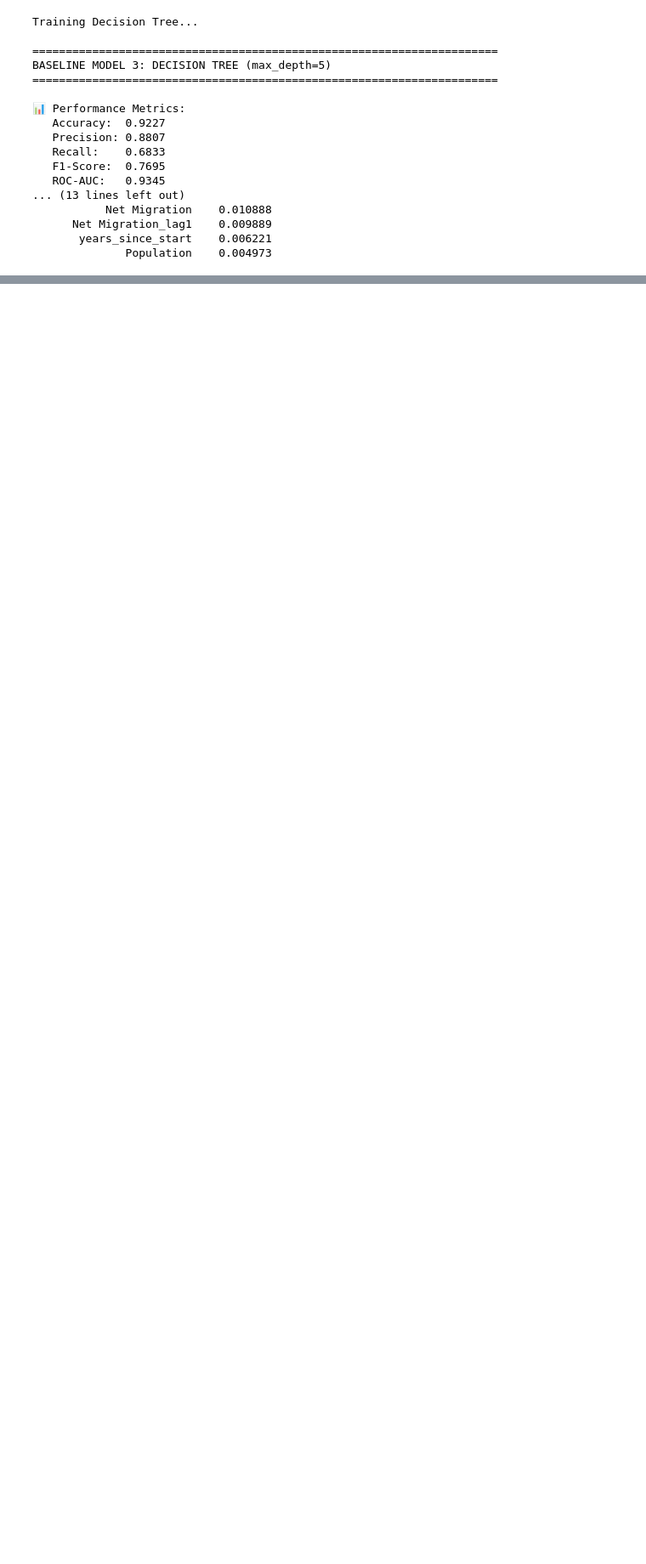
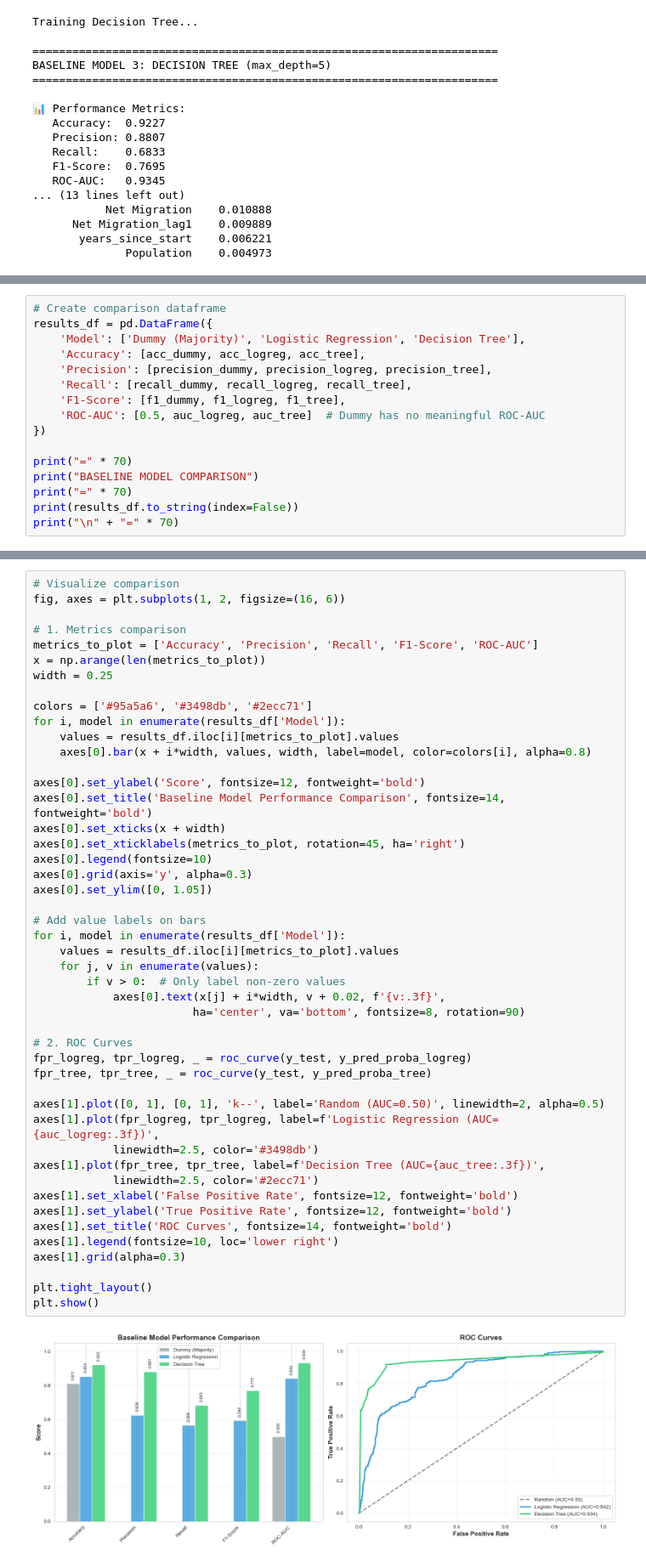
Before and after one commit to 3028Bikalpa/STATS201_project_Bikki, a Jupyter notebook: project_code.ipynb, the cells around one changed output, grey strips where cells are left out. Shown at 85% size. Drawn from its saved outputs; the diff is of its cells as text; blank space fills up the shorter version.

Commit message:
Compare the models

```diff
--- a/project_code.ipynb
+++ b/project_code.ipynb
@@ -1034,0 +1037,16 @@ BASELINE MODEL 3: DECISION TREE (max_depth=5)
+# %%
+# Create comparison dataframe
+results_df = pd.DataFrame({
+    'Model': ['Dummy (Majority)', 'Logistic Regression', 'Decision Tree'],
+    'Accuracy': [acc_dummy, acc_logreg, acc_tree],
+    'Precision': [precision_dummy, precision_logreg, precision_tree],
+    'Recall': [recall_dummy, recall_logreg, recall_tree],
+    'F1-Score': [f1_dummy, f1_logreg, f1_tree],
+    'ROC-AUC': [0.5, auc_logreg, auc_tree]  # Dummy has no meaningful ROC-AUC
+})
+
+print("=" * 70)
+print("BASELINE MODEL COMPARISON")
+print("=" * 70)
+print(results_df.to_string(index=False))
+print("\n" + "=" * 70)
@@ -1034,0 +1065,49 @@ BASELINE MODEL 3: DECISION TREE (max_depth=5)
+# %%
+# Visualize comparison
+fig, axes = plt.subplots(1, 2, figsize=(16, 6))
+
+# 1. Metrics comparison
+metrics_to_plot = ['Accuracy', 'Precision', 'Recall', 'F1-Score', 'ROC-AUC']
+x = np.arange(len(metrics_to_plot))
+width = 0.25
+
+colors = ['#95a5a6', '#3498db', '#2ecc71']
+for i, model in enumerate(results_df['Model']):
+    values = results_df.iloc[i][metrics_to_plot].values
+    axes[0].bar(x + i*width, values, width, label=model, color=colors[i], alpha=0.8)
+
+axes[0].set_ylabel('Score', fontsize=12, fontweight='bold')
+axes[0].set_title('Baseline Model Performance Comparison', fontsize=14, fontweight='bold')
+axes[0].set_xticks(x + width)
+axes[0].set_xticklabels(metrics_to_plot, rotation=45, ha='right')
+axes[0].legend(fontsize=10)
+axes[0].grid(axis='y', alpha=0.3)
+axes[0].set_ylim([0, 1.05])
+
+# Add value labels on bars
+for i, model in enumerate(results_df['Model']):
+    values = results_df.iloc[i][metrics_to_plot].values
+    for j, v in enumerate(values):
+        if v > 0:  # Only label non-zero values
+            axes[0].text(x[j] + i*width, v + 0.02, f'{v:.3f}',
+                        ha='center', va='bottom', fontsize=8, rotation=90)
+
+# 2. ROC Curves
+fpr_logreg, tpr_logreg, _ = roc_curve(y_test, y_pred_proba_logreg)
+fpr_tree, tpr_tree, _ = roc_curve(y_test, y_pred_proba_tree)
+
+axes[1].plot([0, 1], [0, 1], 'k--', label='Random (AUC=0.50)', linewidth=2, alpha=0.5)
+axes[1].plot(fpr_logreg, tpr_logreg, label=f'Logistic Regression (AUC={auc_logreg:.3f})',
+            linewidth=2.5, color='#3498db')
+axes[1].plot(fpr_tree, tpr_tree, label=f'Decision Tree (AUC={auc_tree:.3f})',
+            linewidth=2.5, color='#2ecc71')
+axes[1].set_xlabel('False Positive Rate', fontsize=12, fontweight='bold')
+axes[1].set_ylabel('True Positive Rate', fontsize=12, fontweight='bold')
+axes[1].set_title('ROC Curves', fontsize=14, fontweight='bold')
+axes[1].legend(fontsize=10, loc='lower right')
+axes[1].grid(alpha=0.3)
+
+plt.tight_layout()
+plt.show()
+# %% [output]
+[figure, added]
```
Also changed, not shown: parts of 7 cells of this notebook.
